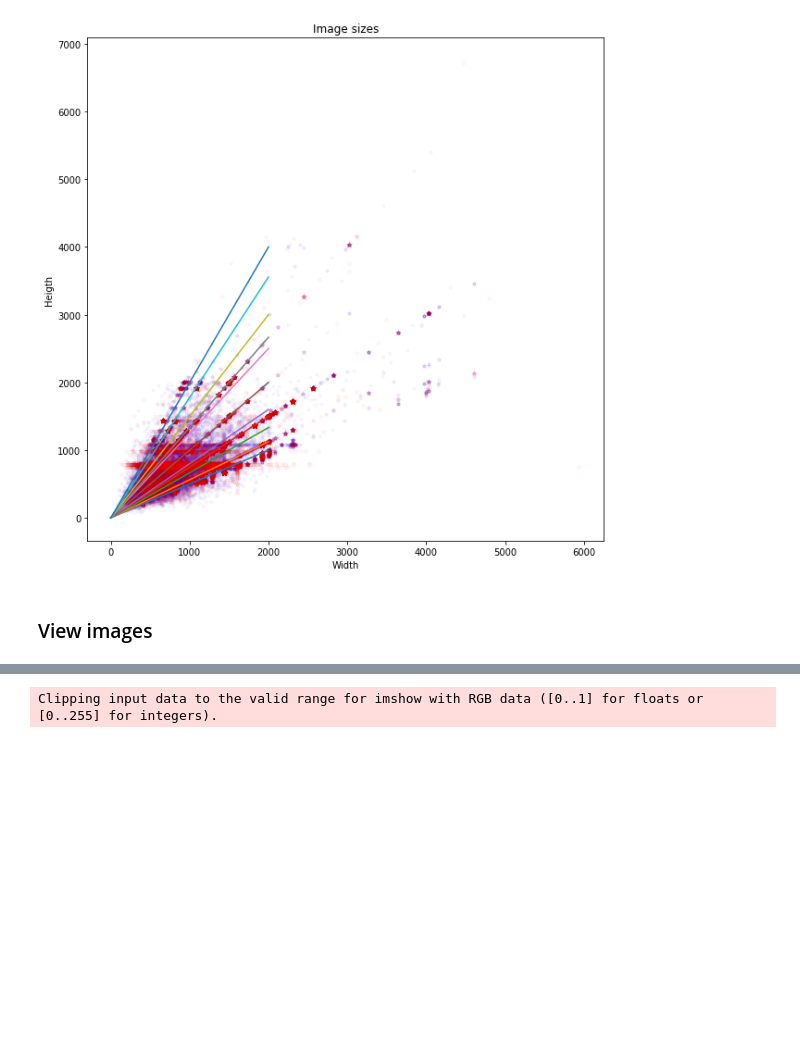
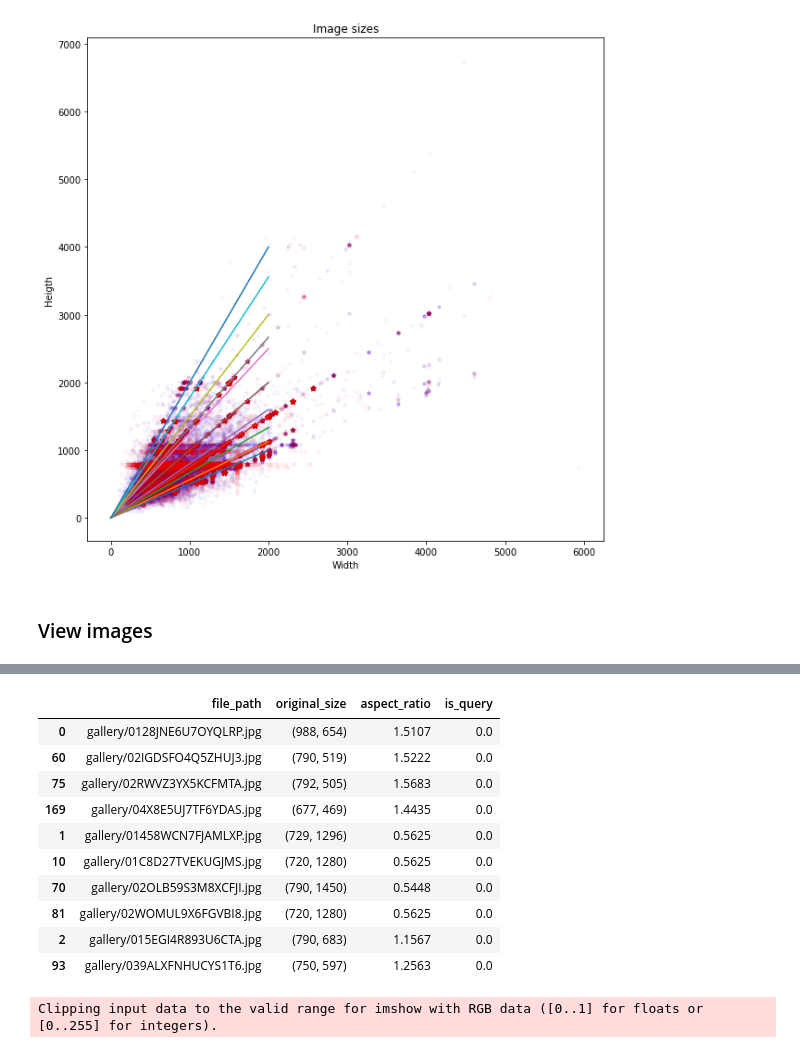
Before and after one commit to zakajd/huawei2020, a Jupyter notebook: notebooks/1_EDA_Jamil.ipynb, the cells around one changed output, grey strips where cells are left out. Saved outputs shown, nothing was run; the diff lists cells and outputs as text; code cells hidden in the pictures; blank space fills up the shorter version.

```diff
--- a/notebooks/1_EDA_Jamil.ipynb
+++ b/notebooks/1_EDA_Jamil.ipynb
@@ -155,3 +201,17 @@ from src.augmentations import get_aug
+# %%
+df_test.head(10)
+# %% [output]
+|  | file_path | original_size | aspect_ratio | is_query |
+| 0 | gallery/0128JNE6U7OYQLRP.jpg | (988, 654) | 1.5107 | 0.0 |
+| 60 | gallery/02IGDSFO4Q5ZHUJ3.jpg | (790, 519) | 1.5222 | 0.0 |
+| 75 | gallery/02RWVZ3YX5KCFMTA.jpg | (792, 505) | 1.5683 | 0.0 |
+| 169 | gallery/04X8E5UJ7TF6YDAS.jpg | (677, 469) | 1.4435 | 0.0 |
+| 1 | gallery/01458WCN7FJAMLXP.jpg | (729, 1296) | 0.5625 | 0.0 |
+| 10 | gallery/01C8D27TVEKUGJMS.jpg | (720, 1280) | 0.5625 | 0.0 |
+| 70 | gallery/02OLB59S3M8XCFJI.jpg | (790, 1450) | 0.5448 | 0.0 |
+| 81 | gallery/02WOMUL9X6FGVBI8.jpg | (720, 1280) | 0.5625 | 0.0 |
+| 2 | gallery/015EGI4R893U6CTA.jpg | (790, 683) | 1.1567 | 0.0 |
+| 93 | gallery/039ALXFNHUCYS1T6.jpg | (750, 597) | 1.2563 | 0.0 |
 # %%
 TYPE = "hard"
 SIZE = 384
```
Also changed, not shown: parts of 32 cells of this notebook, 49 other files.
